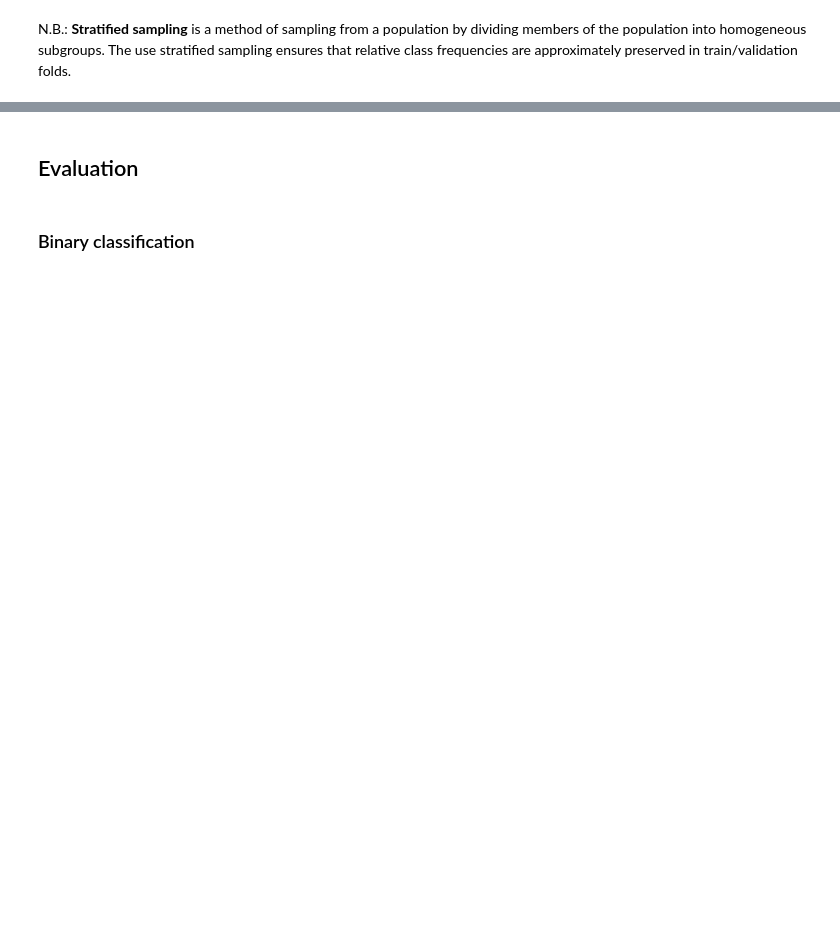
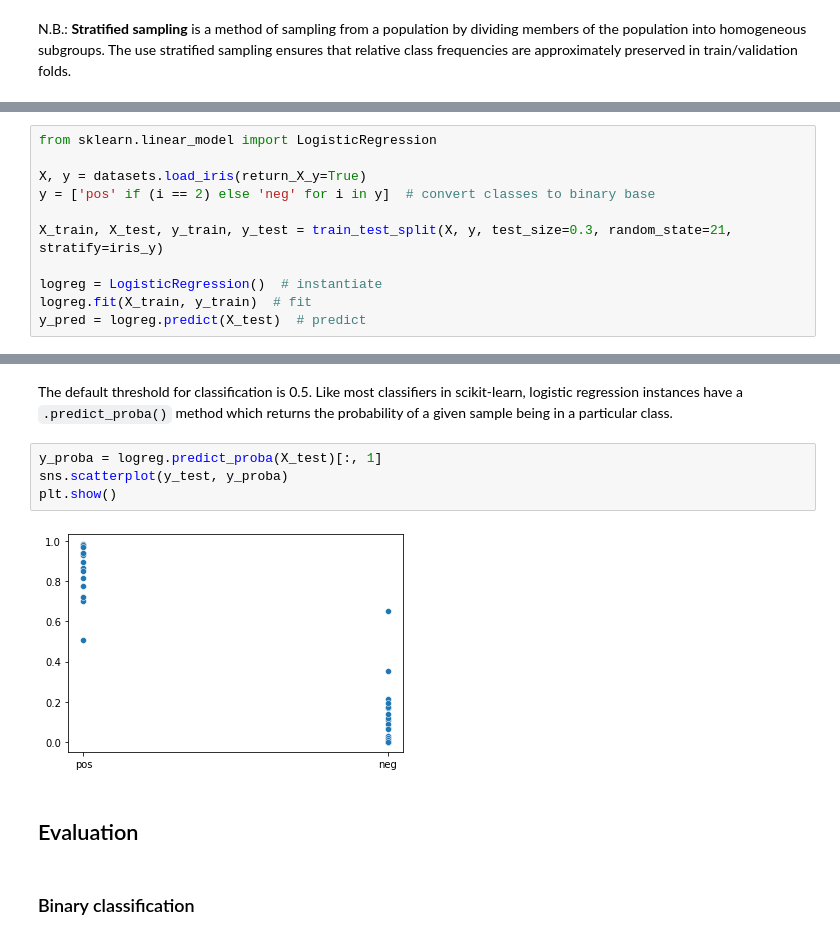
Before and after one commit to macrosynergy/macrosynergy, a Jupyter notebook: notebooks/skl/skl classification.ipynb, the cells around one changed output, grey strips where cells are left out. Saved outputs shown, nothing was run; the diff lists cells and outputs as text; blank space fills up the shorter version.

```diff
--- a/notebooks/skl/skl classification.ipynb
+++ b/notebooks/skl/skl classification.ipynb
@@ -32,0 +40,11 @@ N.B.: **Stratified sampling** is a method of sampling from a population by divid
+# %%
+from sklearn.linear_model import LogisticRegression
+
+X, y = datasets.load_iris(return_X_y=True)
+y = ['pos' if (i == 2) else 'neg' for i in y]  # convert classes to binary base
+
+X_train, X_test, y_train, y_test = train_test_split(X, y, test_size=0.3, random_state=21, stratify=iris_y)
+
+logreg = LogisticRegression()  # instantiate
+logreg.fit(X_train, y_train)  # fit
+y_pred = logreg.predict(X_test)  # predict
@@ -33,3 +69,11 @@ N.B.: **Stratified sampling** is a method of sampling from a population by divid
+# %% [markdown]
+The default threshold for classification is 0.5. Like most classifiers in scikit-learn, logistic regression instances have a `.predict_proba()` method which returns the probability of a given sample being in a particular class.
+# %%
+y_proba = logreg.predict_proba(X_test)[:, 1]
+sns.scatterplot(y_test, y_proba)
+plt.show()
+# %% [output]
+[figure, added]
 # %% [markdown]
 ## Evaluation
 # %% [markdown]
```
Also changed, not shown: parts of 17 cells of this notebook, 5 other files.
